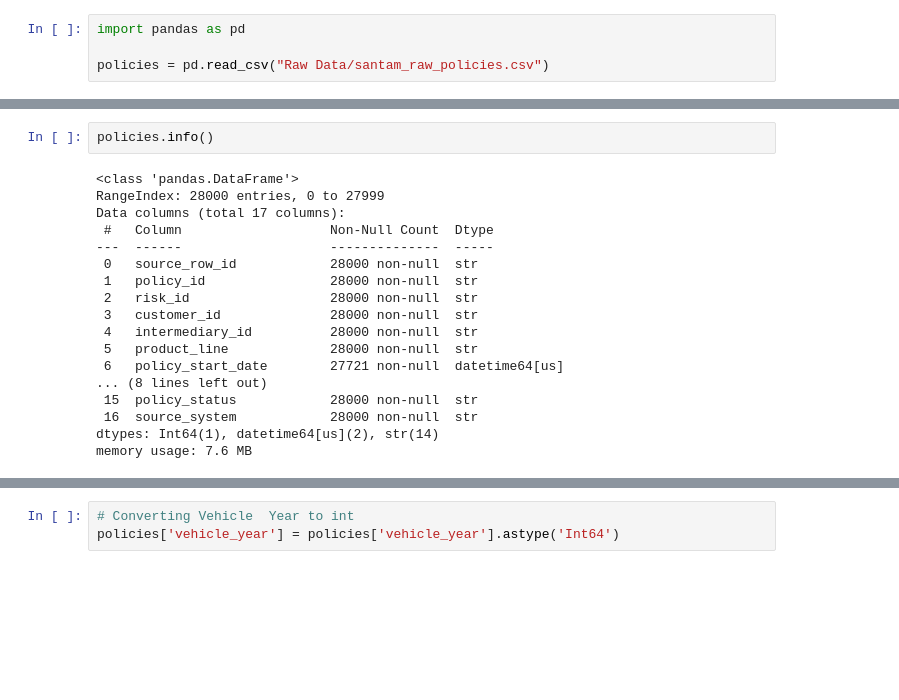
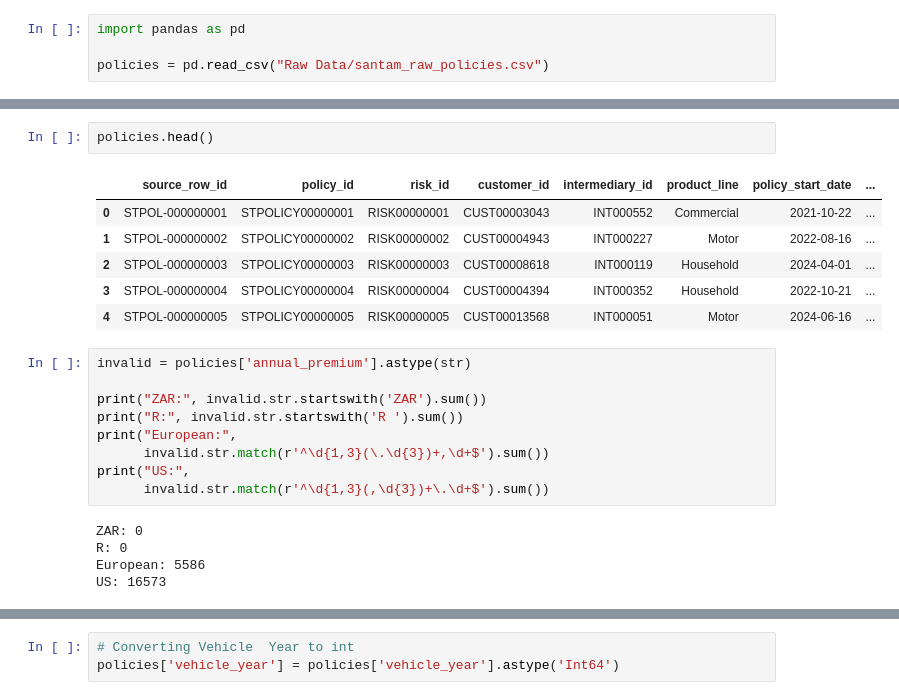
Before and after one commit to SumiK2001/https---github.com-SumiK2001-Santam-Final-Project, a Jupyter notebook: Untitled46.ipynb, the cells around one changed output, grey strips where cells are left out. Cells and saved outputs as stored; diff of their text form; blank space fills up the shorter version.

```diff
--- a/Untitled46.ipynb
+++ b/Untitled46.ipynb
@@ -7,20 +30,23 @@ policies = pd.read_csv("Raw Data/santam_raw_policies.csv")
 # %%
-policies.info()
+policies.head()
 # %% [output]
-<class 'pandas.DataFrame'>
-RangeIndex: 28000 entries, 0 to 27999
-Data columns (total 17 columns):
- #   Column                   Non-Null Count  Dtype
----  ------                   --------------  -----
- 0   source_row_id            28000 non-null  str
- 1   policy_id                28000 non-null  str
- 2   risk_id                  28000 non-null  str
- 3   customer_id              28000 non-null  str
- 4   intermediary_id          28000 non-null  str
- 5   product_line             28000 non-null  str
- 6   policy_start_date        27721 non-null  datetime64[us]
-... (8 lines left out)
- 15  policy_status            28000 non-null  str
- 16  source_system            28000 non-null  str
-dtypes: Int64(1), datetime64[us](2), str(14)
-memory usage: 7.6 MB
+|  | source_row_id | policy_id | risk_id | customer_id | intermediary_id | product_line | policy_start_date | ... |
+| 0 | STPOL-000000001 | STPOLICY00000001 | RISK00000001 | CUST00003043 | INT000552 | Commercial | 2021-10-22 | ... |
+| 1 | STPOL-000000002 | STPOLICY00000002 | RISK00000002 | CUST00004943 | INT000227 | Motor | 2022-08-16 | ... |
+| 2 | STPOL-000000003 | STPOLICY00000003 | RISK00000003 | CUST00008618 | INT000119 | Household | 2024-04-01 | ... |
+| 3 | STPOL-000000004 | STPOLICY00000004 | RISK00000004 | CUST00004394 | INT000352 | Household | 2022-10-21 | ... |
+| 4 | STPOL-000000005 | STPOLICY00000005 | RISK00000005 | CUST00013568 | INT000051 | Motor | 2024-06-16 | ... |
+# %%
+invalid = policies['annual_premium'].astype(str)
+
+print("ZAR:", invalid.str.startswith('ZAR').sum())
+print("R:", invalid.str.startswith('R ').sum())
+print("European:",
+      invalid.str.match(r'^\d{1,3}(\.\d{3})+,\d+$').sum())
+print("US:",
+      invalid.str.match(r'^\d{1,3}(,\d{3})+\.\d+$').sum())
+# %% [output]
+ZAR: 0
+R: 0
+European: 5586
+US: 16573
```
Also changed, not shown: parts of 10 cells of this notebook, 1 other file.
